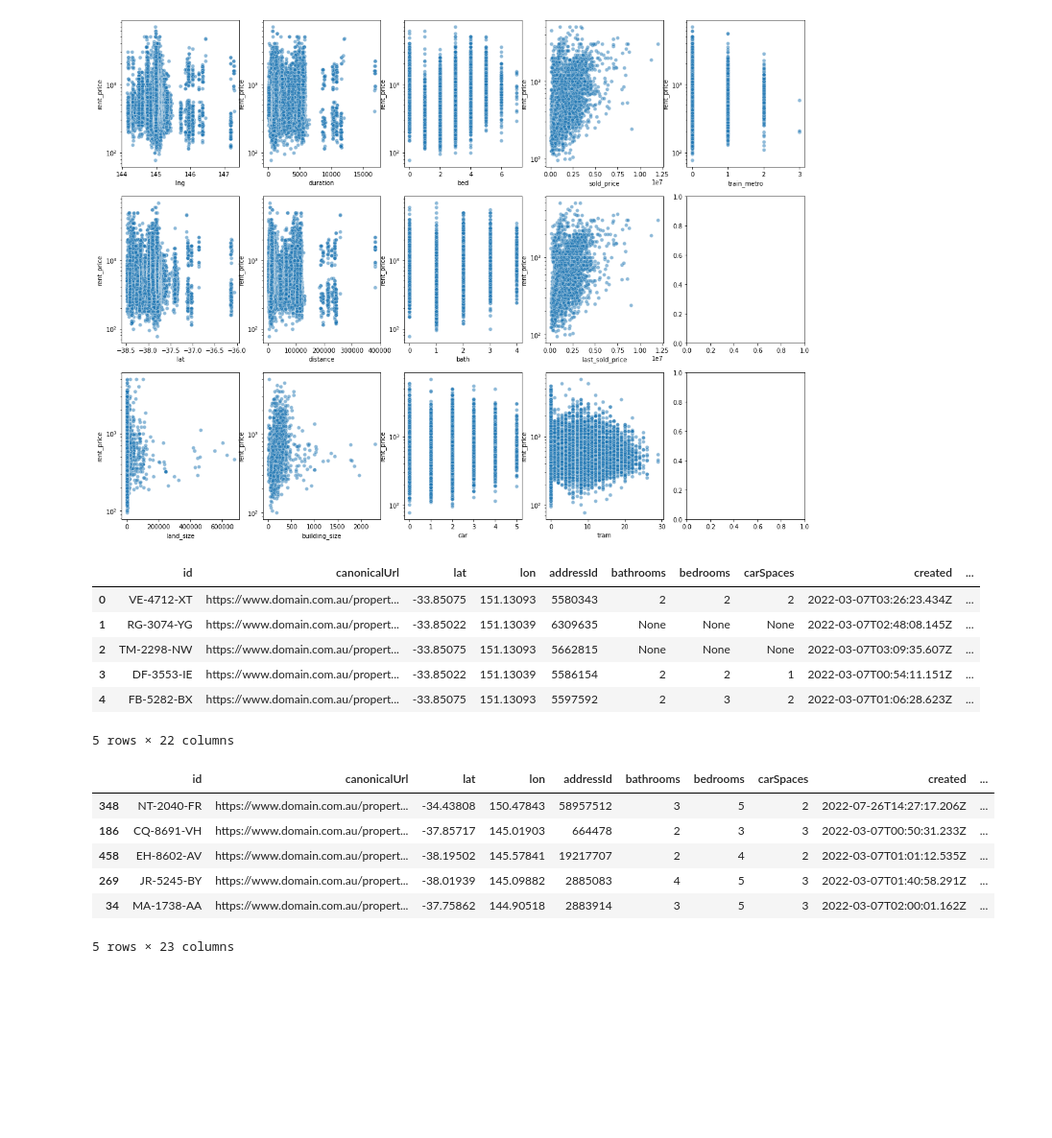
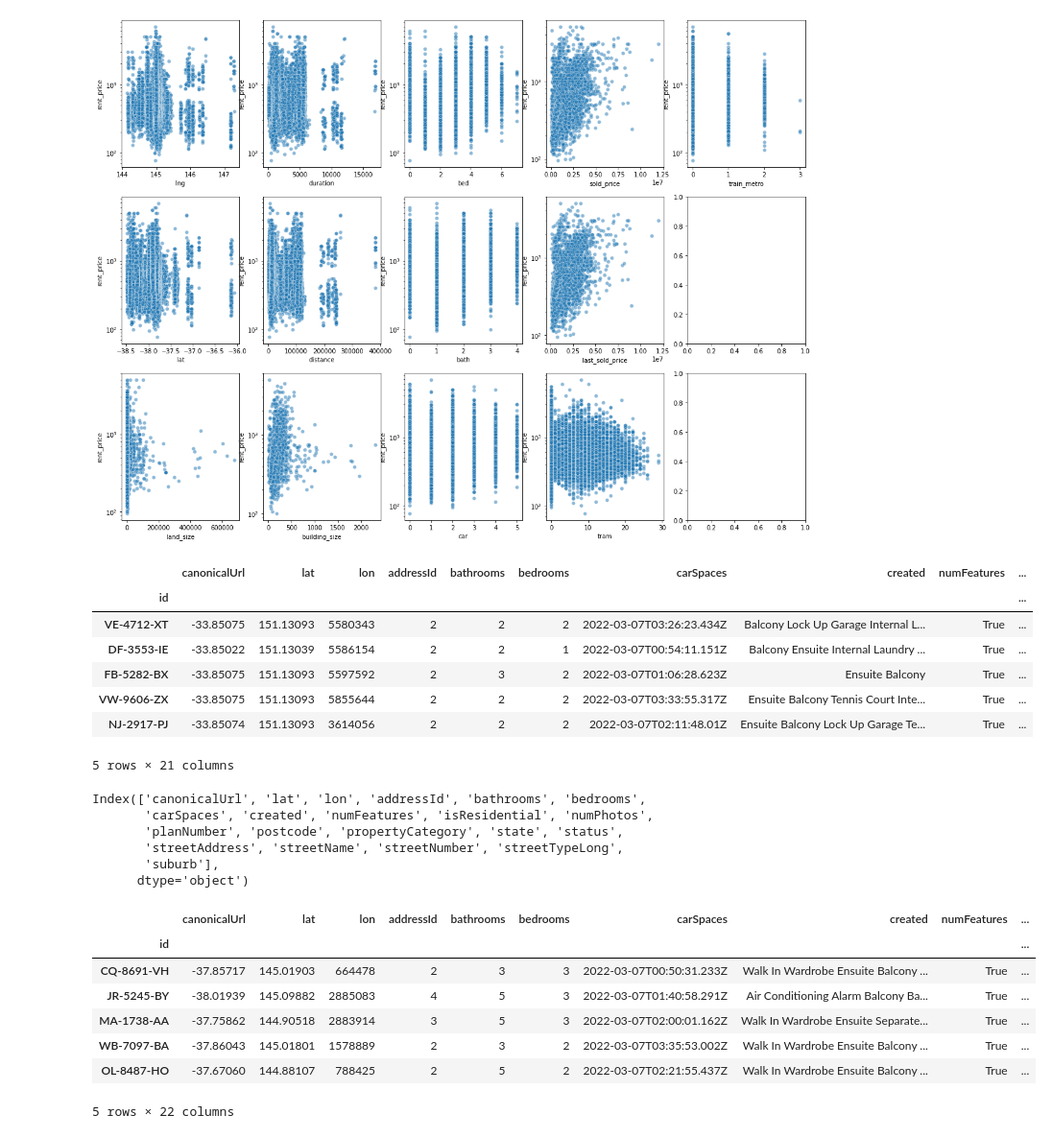
Before and after one commit to MAST30034-Applied-Data-Science/generic-real-estate-consulting-project-group-59, a Jupyter notebook: notebooks/Internal Features.ipynb, the cells around one changed output. Shown at 96% size. Cells and saved outputs as stored; diff of their text form; code cells hidden in the pictures; blank space fills up the shorter version.

```diff
--- a/notebooks/Internal Features.ipynb
+++ b/notebooks/Internal Features.ipynb
@@ -252,34 +255,45 @@ fig.savefig("../plots/prop_rent_scatter.png")
 # %%
 
 # Read the property data
-propertyData = pd.read_csv("../data/raw/properties.csv")
+propertyData = pd.read_csv("../data/raw/properties.csv", index_col=0)
 
 propertyData.head()
 # %% [output]
-|  | id | canonicalUrl | lat | lon | addressId | bathrooms | bedrooms | carSpaces | created | ... |
-| 0 | VE-4712-XT | https://www.domain.com.au/propert... | -33.85075 | 151.13093 | 5580343 | 2 | 2 | 2 | 2022-03-07T03:26:23.434Z | ... |
-| 1 | RG-3074-YG | https://www.domain.com.au/propert... | -33.85022 | 151.13039 | 6309635 | None | None | None | 2022-03-07T02:48:08.145Z | ... |
-| 2 | TM-2298-NW | https://www.domain.com.au/propert... | -33.85075 | 151.13093 | 5662815 | None | None | None | 2022-03-07T03:09:35.607Z | ... |
-| 3 | DF-3553-IE | https://www.domain.com.au/propert... | -33.85022 | 151.13039 | 5586154 | 2 | 2 | 1 | 2022-03-07T00:54:11.151Z | ... |
-| 4 | FB-5282-BX | https://www.domain.com.au/propert... | -33.85075 | 151.13093 | 5597592 | 2 | 3 | 2 | 2022-03-07T01:06:28.623Z | ... |
+|  | canonicalUrl | lat | lon | addressId | bathrooms | bedrooms | carSpaces | created | numFeatures | ... |
+| id |  |  |  |  |  |  |  |  |  | ... |
+| VE-4712-XT | -33.85075 | 151.13093 | 5580343 | 2 | 2 | 2 | 2022-03-07T03:26:23.434Z | Balcony Lock Up Garage Internal L... | True | ... |
+| DF-3553-IE | -33.85022 | 151.13039 | 5586154 | 2 | 2 | 1 | 2022-03-07T00:54:11.151Z | Balcony Ensuite Internal Laundry ... | True | ... |
+| FB-5282-BX | -33.85075 | 151.13093 | 5597592 | 2 | 3 | 2 | 2022-03-07T01:06:28.623Z | Ensuite Balcony | True | ... |
+| VW-9606-ZX | -33.85075 | 151.13093 | 5855644 | 2 | 2 | 2 | 2022-03-07T03:33:55.317Z | Ensuite Balcony Tennis Court Inte... | True | ... |
+| NJ-2917-PJ | -33.85074 | 151.13093 | 3614056 | 2 | 2 | 2 | 2022-03-07T02:11:48.01Z | Ensuite Balcony Lock Up Garage Te... | True | ... |
-5 rows × 22 columns
+5 rows × 21 columns
+# %%
+propertyData.columns
+# %% [output]
+Index(['canonicalUrl', 'lat', 'lon', 'addressId', 'bathrooms', 'bedrooms',
+       'carSpaces', 'created', 'numFeatures', 'isResidential', 'numPhotos',
+       'planNumber', 'postcode', 'propertyCategory', 'state', 'status',
+       'streetAddress', 'streetName', 'streetNumber', 'streetTypeLong',
+       'suburb'],
+      dtype='object')
 # %%
 
 # Get the number of special features
-propertyData["numSpecialFeatures"] = propertyData["numFeatures"].dropna()\
+propertyData["numSpecialFeatures"] = propertyData["created"].dropna()\
     .apply(lambda s : len(s.split(" ")))
 
 propertyData = propertyData.sort_values(by = "numSpecialFeatures", ascending = False)
 
 propertyData.head()
 # %% [output]
-|  | id | canonicalUrl | lat | lon | addressId | bathrooms | bedrooms | carSpaces | created | ... |
-| 348 | NT-2040-FR | https://www.domain.com.au/propert... | -34.43808 | 150.47843 | 58957512 | 3 | 5 | 2 | 2022-07-26T14:27:17.206Z | ... |
-| 186 | CQ-8691-VH | https://www.domain.com.au/propert... | -37.85717 | 145.01903 | 664478 | 2 | 3 | 3 | 2022-03-07T00:50:31.233Z | ... |
-| 458 | EH-8602-AV | https://www.domain.com.au/propert... | -38.19502 | 145.57841 | 19217707 | 2 | 4 | 2 | 2022-03-07T01:01:12.535Z | ... |
-| 269 | JR-5245-BY | https://www.domain.com.au/propert... | -38.01939 | 145.09882 | 2885083 | 4 | 5 | 3 | 2022-03-07T01:40:58.291Z | ... |
-| 34 | MA-1738-AA | https://www.domain.com.au/propert... | -37.75862 | 144.90518 | 2883914 | 3 | 5 | 3 | 2022-03-07T02:00:01.162Z | ... |
+|  | canonicalUrl | lat | lon | addressId | bathrooms | bedrooms | carSpaces | created | numFeatures | ... |
+| id |  |  |  |  |  |  |  |  |  | ... |
+| CQ-8691-VH | -37.85717 | 145.01903 | 664478 | 2 | 3 | 3 | 2022-03-07T00:50:31.233Z | Walk In Wardrobe Ensuite Balcony ... | True | ... |
+| JR-5245-BY | -38.01939 | 145.09882 | 2885083 | 4 | 5 | 3 | 2022-03-07T01:40:58.291Z | Air Conditioning Alarm Balcony Ba... | True | ... |
+| MA-1738-AA | -37.75862 | 144.90518 | 2883914 | 3 | 5 | 3 | 2022-03-07T02:00:01.162Z | Walk In Wardrobe Ensuite Separate... | True | ... |
+| WB-7097-BA | -37.86043 | 145.01801 | 1578889 | 2 | 3 | 2 | 2022-03-07T03:35:53.002Z | Walk In Wardrobe Ensuite Balcony ... | True | ... |
+| OL-8487-HO | -37.67060 | 144.88107 | 788425 | 2 | 5 | 2 | 2022-03-07T02:21:55.437Z | Walk In Wardrobe Ensuite Balcony ... | True | ... |
-5 rows × 23 columns
+5 rows × 22 columns
 # %%
 
 figure, (axis1, axis2) = plt.subplots(nrows = 1, ncols = 2, figsize = (20, 7))
```
Also changed, not shown: parts of 3 cells of this notebook, 2 other files.
